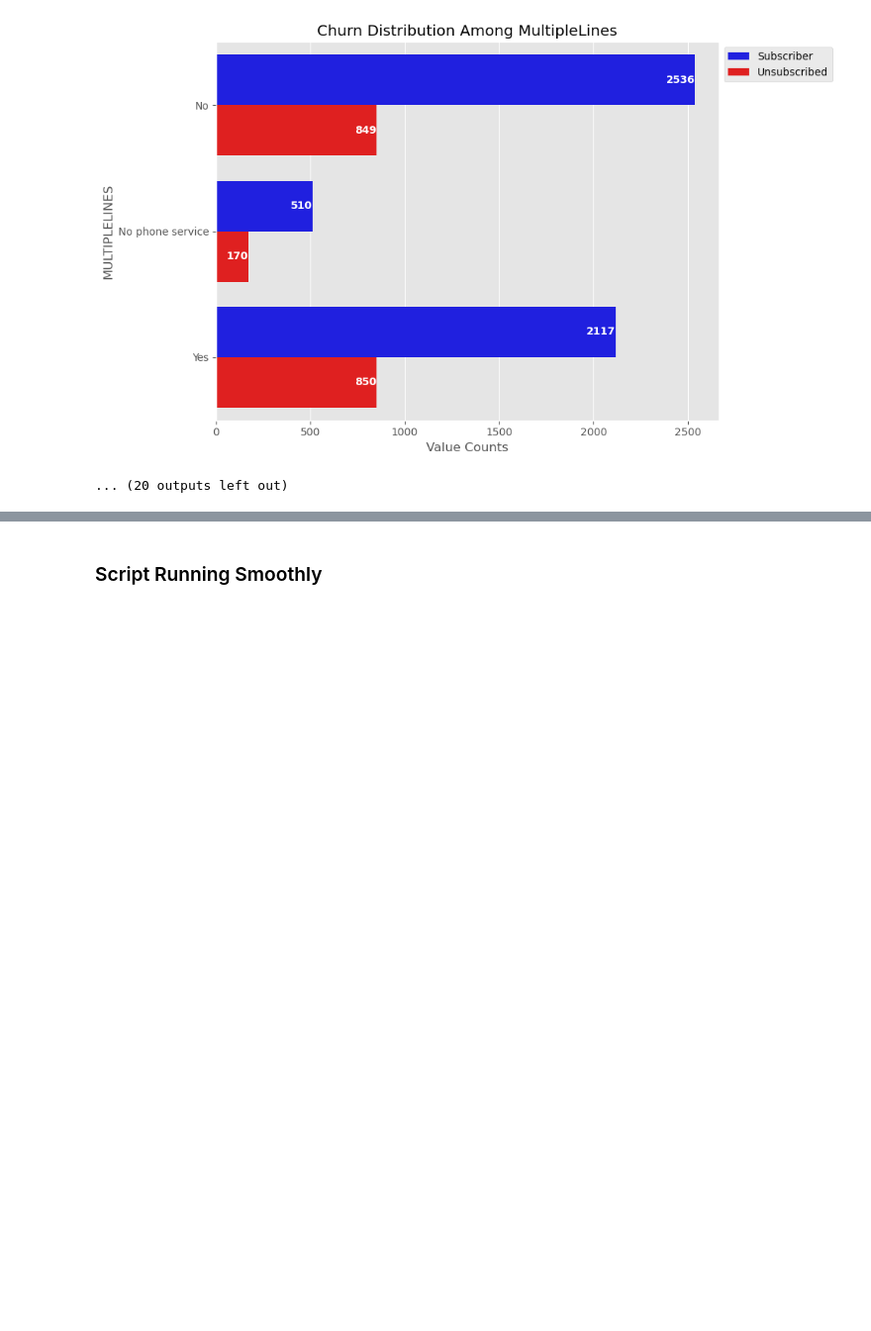
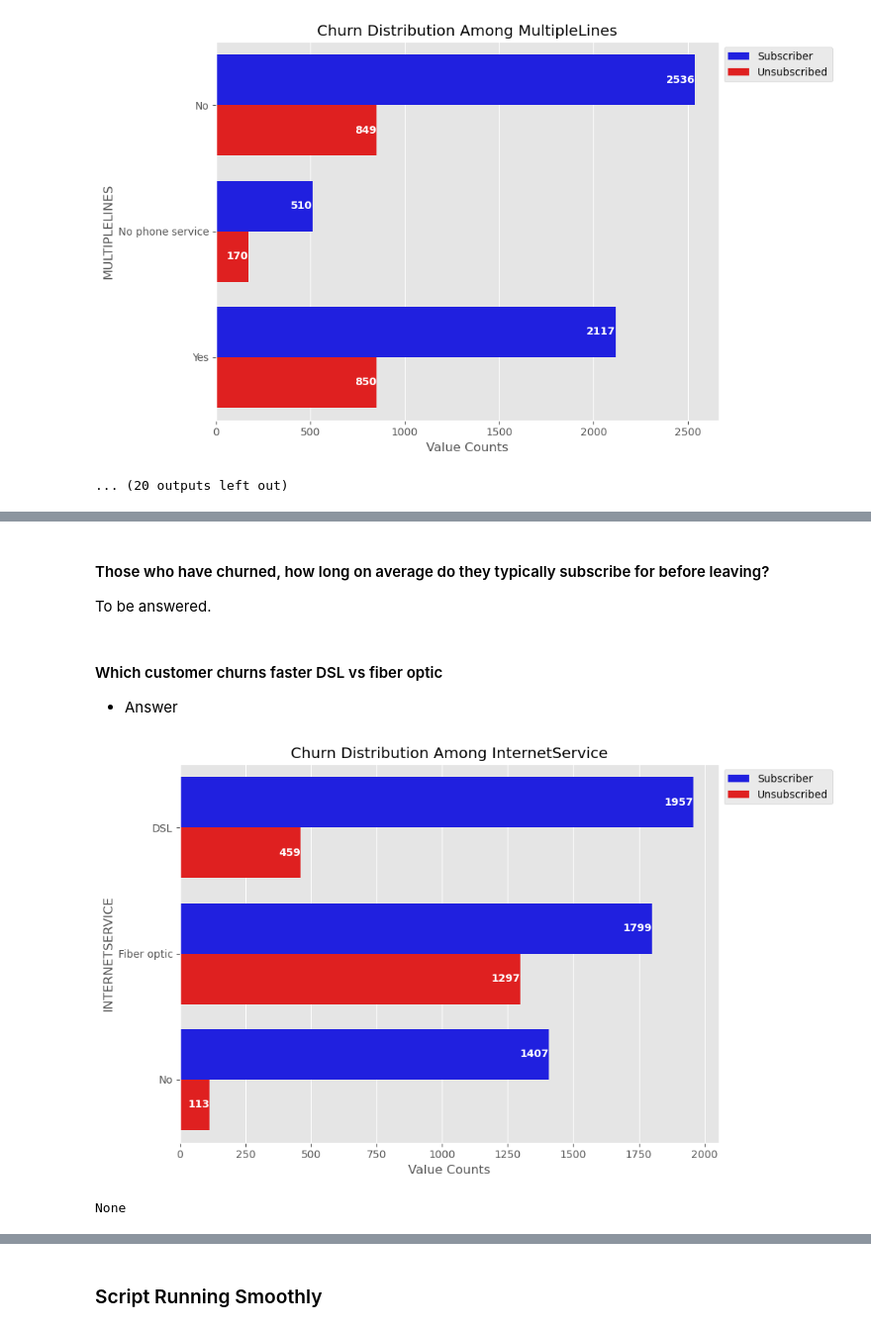
Before and after one commit to mrhussaink7/telco-churn-model, a Jupyter notebook: notebooks/exploratory_data_analysis.ipynb, the cells around one changed output, grey strips where cells are left out. Shown at 99% size. Cells and saved outputs as stored; diff of their text form; code cells hidden in the pictures; blank space fills up the shorter version.

Commit message:
[ADD] Began answering analytical questions

```diff
--- a/notebooks/exploratory_data_analysis.ipynb
+++ b/notebooks/exploratory_data_analysis.ipynb
@@ -275,0 +251,4 @@ FEATURE: MULTIPLELINES
+# %% [markdown]
+#### Those who have churned, how long on average do they typically subscribe for before leaving?
+
+To be answered.
@@ -275,0 +257,55 @@ FEATURE: MULTIPLELINES
+# %% [markdown]
+#### Which customer churns faster DSL vs fiber optic
+- Answer
+# %%
+create_churn_plot('InternetService')
+# %% [output]
+[figure, added]
+# %%
+"""
+
+#### Does having add-ons (online security) play a role in a lower churn rate
+- Answer
+
+####  Do specific add-ons (device protection) contribute to keeping the customer subscribed longer
+- Answer
+
+#### Do customers who subscribe to longer contracts tend to stick around longer?
+- Answer
+
+#### Does contract period play a role in churn rate
+- Answer
+
+#### How does paperless billing play a role in the churn rate?
+- Answer
+
+#### Do specific payment methods keep customers subscribed longer like automatic payments, or vice versa
+- Answer
+
+#### Does the customer monthly payment (whether low or high) cause customers to subscribe / churn
+- Answer
+
+#### How long after total charges do customers tend to unsubscribe
+- Answer
+
+#### Does total charges play a role in churn rate
+- Answer
+
+#### ow fast are customers churning
+- Answer
+
+#### How many customers out of the dataset have churned
+- Answer
+
+#### What kind of features can I groupby to see how churn differentiates among the groupby features
+- Answer
+
+#### What is the biggest factor causing customers to churn
+- Answer
+
+#### What is the biggest factor causing customers to remain subscribed
+- Answer
+"""
+print(None)
+# %% [output]
+None
```
Also changed, not shown: parts of 14 cells of this notebook.
